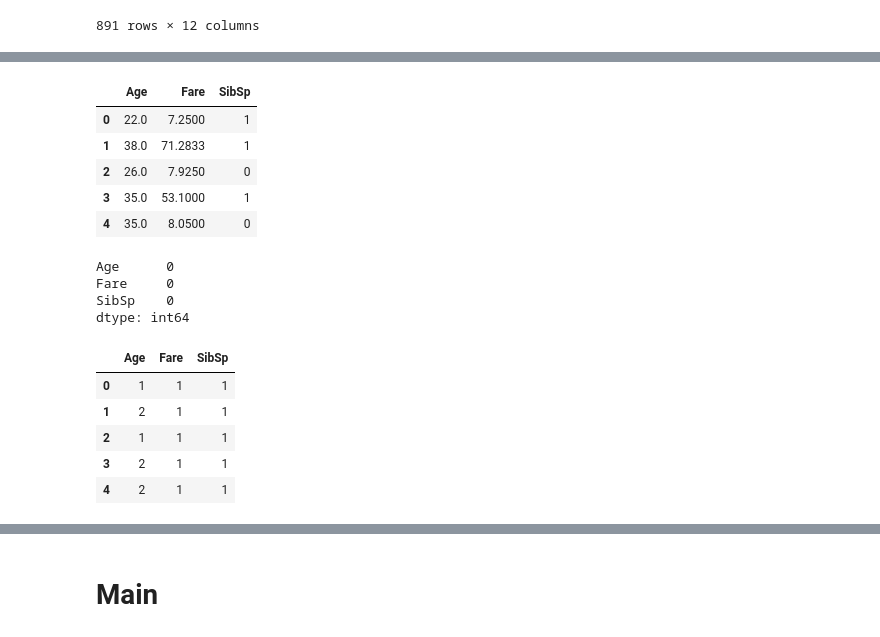
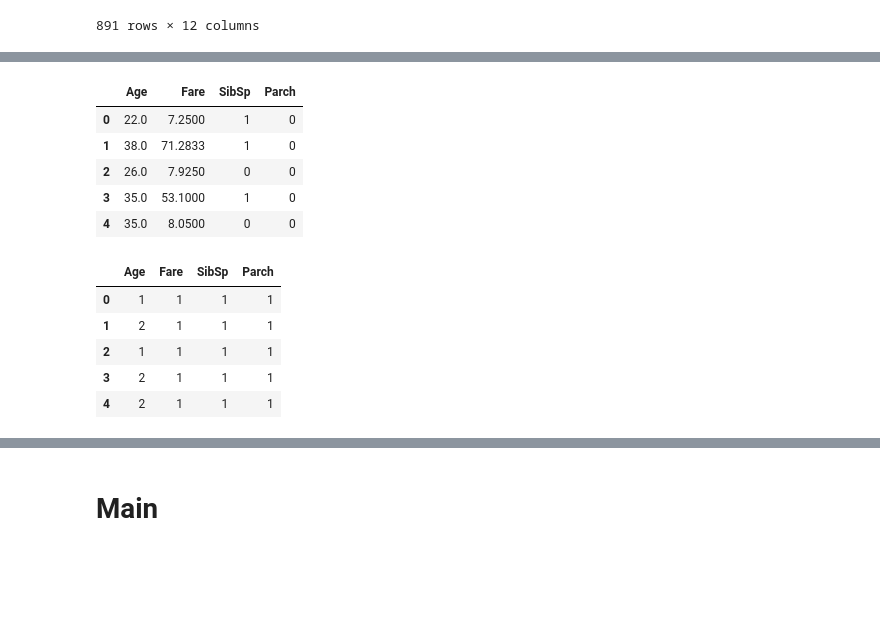
Before and after one commit to TakanariShimbo/example_bayesian_network, a Jupyter notebook: sample_taitanic.ipynb, the cells around one changed output, grey strips where cells are left out. Cells and saved outputs as stored; diff of their text form; code cells hidden in the pictures; blank space fills up the shorter version.

```diff
--- a/sample_taitanic.ipynb
+++ b/sample_taitanic.ipynb
@@ -54,21 +73,11 @@ categorical_df.head()
 # %%
-numerical_columns = ["Age", "Fare", "SibSp"]
+numerical_columns = ["Age", "Fare", "SibSp", "Parch"]
 numerical_df = df_original.loc[:, [*numerical_columns]]
 numerical_df.head()
 # %% [output]
-|  | Age | Fare | SibSp |
-| 0 | 22.0 | 7.2500 | 1 |
-| 1 | 38.0 | 71.2833 | 1 |
-| 2 | 26.0 | 7.9250 | 0 |
-| 3 | 35.0 | 53.1000 | 1 |
-| 4 | 35.0 | 8.0500 | 0 |
+|  | Age | Fare | SibSp | Parch |
+| 0 | 22.0 | 7.2500 | 1 | 0 |
+| 1 | 38.0 | 71.2833 | 1 | 0 |
+| 2 | 26.0 | 7.9250 | 0 | 0 |
+| 3 | 35.0 | 53.1000 | 1 | 0 |
+| 4 | 35.0 | 8.0500 | 0 | 0 |
-# %%
-numerical_df['Age'] = numerical_df['Age'].fillna(numerical_df['Age'].mean())
-numerical_df['Fare'] = numerical_df['Fare'].fillna(numerical_df['Fare'].mean())
-numerical_df["SibSp"] = numerical_df["SibSp"].fillna(numerical_df["SibSp"].mean())
-numerical_df.isna().sum()
-# %% [output]
-Age      0
-Fare     0
-SibSp    0
-dtype: int64
@@ -75,16 +87,17 @@ dtype: int64
 # %%
 bin_df = pd.DataFrame([])
 n_bin = 3
-for name in numerical_df.columns:
-    bin_df[name], _ = pd.cut(numerical_df[name], n_bin, labels=np.arange(n_bin)+1, retbins=True)
+for column in numerical_columns:
+    fill_nan_mean_value(numerical_df, column)
+    bin_df[column], _ = pd.cut(numerical_df[column], n_bin, labels=np.arange(n_bin)+1, retbins=True)
 bin_df.head()
 # %% [output]
-|  | Age | Fare | SibSp |
-| 0 | 1 | 1 | 1 |
-| 1 | 2 | 1 | 1 |
-| 2 | 1 | 1 | 1 |
-| 3 | 2 | 1 | 1 |
-| 4 | 2 | 1 | 1 |
+|  | Age | Fare | SibSp | Parch |
+| 0 | 1 | 1 | 1 | 1 |
+| 1 | 2 | 1 | 1 | 1 |
+| 2 | 1 | 1 | 1 | 1 |
+| 3 | 2 | 1 | 1 | 1 |
+| 4 | 2 | 1 | 1 | 1 |
 # %%
 bin_df = pd.concat([categorical_df, bin_df], axis=1)
 bin_df.head()
```
Also changed, not shown: parts of 14 cells of this notebook, 3 other files.
